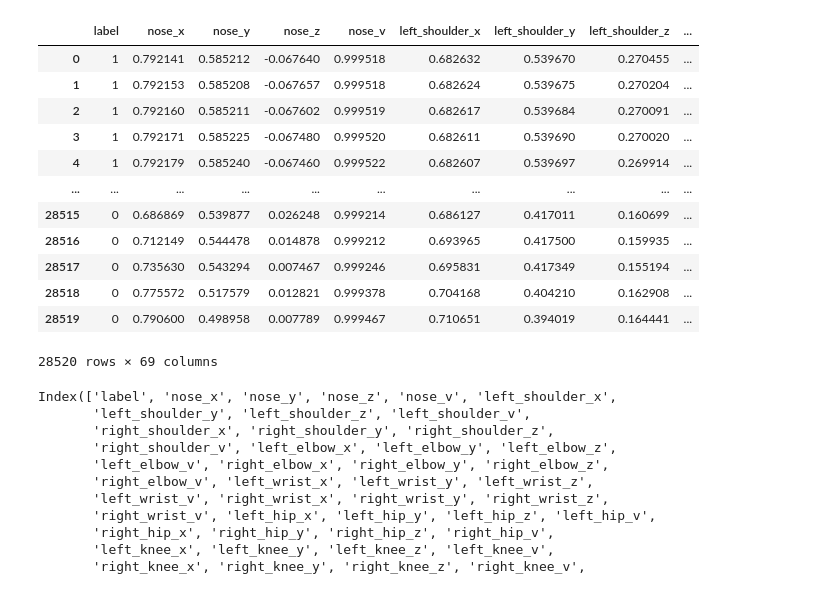
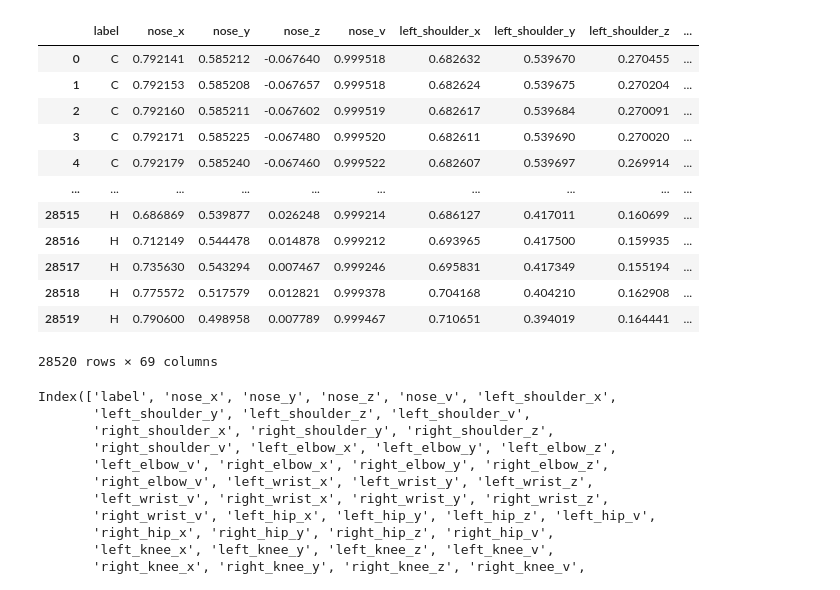
Before and after one commit to Defeeeee/FormAI-ML, a Jupyter notebook: Model-scikit/main.ipynb, the cells around one changed output. Cells and saved outputs as stored; diff of their text form; code cells hidden in the pictures.

```diff
--- a/Model-scikit/main.ipynb
+++ b/Model-scikit/main.ipynb
@@ -11,22 +13,22 @@ ds = pd.read_csv(archivo)
 # %%
 archivo = 'https://raw.githubusercontent.com/NgoQuocBao1010/Exercise-Correction/main/core/plank_model/test.csv'
 
 ds_test = pd.read_csv(archivo)
 
-ds
+ds_test
 # %% [output]
 |  | label | nose_x | nose_y | nose_z | nose_v | left_shoulder_x | left_shoulder_y | left_shoulder_z | ... |
-| 0 | 1 | 0.792141 | 0.585212 | -0.067640 | 0.999518 | 0.682632 | 0.539670 | 0.270455 | ... |
-| 1 | 1 | 0.792153 | 0.585208 | -0.067657 | 0.999518 | 0.682624 | 0.539675 | 0.270204 | ... |
-| 2 | 1 | 0.792160 | 0.585211 | -0.067602 | 0.999519 | 0.682617 | 0.539684 | 0.270091 | ... |
-| 3 | 1 | 0.792171 | 0.585225 | -0.067480 | 0.999520 | 0.682611 | 0.539690 | 0.270020 | ... |
-| 4 | 1 | 0.792179 | 0.585240 | -0.067460 | 0.999522 | 0.682607 | 0.539697 | 0.269914 | ... |
+| 0 | C | 0.792141 | 0.585212 | -0.067640 | 0.999518 | 0.682632 | 0.539670 | 0.270455 | ... |
+| 1 | C | 0.792153 | 0.585208 | -0.067657 | 0.999518 | 0.682624 | 0.539675 | 0.270204 | ... |
+| 2 | C | 0.792160 | 0.585211 | -0.067602 | 0.999519 | 0.682617 | 0.539684 | 0.270091 | ... |
+| 3 | C | 0.792171 | 0.585225 | -0.067480 | 0.999520 | 0.682611 | 0.539690 | 0.270020 | ... |
+| 4 | C | 0.792179 | 0.585240 | -0.067460 | 0.999522 | 0.682607 | 0.539697 | 0.269914 | ... |
 | ... | ... | ... | ... | ... | ... | ... | ... | ... | ... |
-| 28515 | 0 | 0.686869 | 0.539877 | 0.026248 | 0.999214 | 0.686127 | 0.417011 | 0.160699 | ... |
-| 28516 | 0 | 0.712149 | 0.544478 | 0.014878 | 0.999212 | 0.693965 | 0.417500 | 0.159935 | ... |
-| 28517 | 0 | 0.735630 | 0.543294 | 0.007467 | 0.999246 | 0.695831 | 0.417349 | 0.155194 | ... |
-| 28518 | 0 | 0.775572 | 0.517579 | 0.012821 | 0.999378 | 0.704168 | 0.404210 | 0.162908 | ... |
-| 28519 | 0 | 0.790600 | 0.498958 | 0.007789 | 0.999467 | 0.710651 | 0.394019 | 0.164441 | ... |
+| 28515 | H | 0.686869 | 0.539877 | 0.026248 | 0.999214 | 0.686127 | 0.417011 | 0.160699 | ... |
+| 28516 | H | 0.712149 | 0.544478 | 0.014878 | 0.999212 | 0.693965 | 0.417500 | 0.159935 | ... |
+| 28517 | H | 0.735630 | 0.543294 | 0.007467 | 0.999246 | 0.695831 | 0.417349 | 0.155194 | ... |
+| 28518 | H | 0.775572 | 0.517579 | 0.012821 | 0.999378 | 0.704168 | 0.404210 | 0.162908 | ... |
+| 28519 | H | 0.790600 | 0.498958 | 0.007789 | 0.999467 | 0.710651 | 0.394019 | 0.164441 | ... |
 28520 rows × 69 columns
 # %%
 ds_test['label'] = ds_test['label'].replace('H', 0)
```
Also changed, not shown: parts of 4 cells of this notebook.
